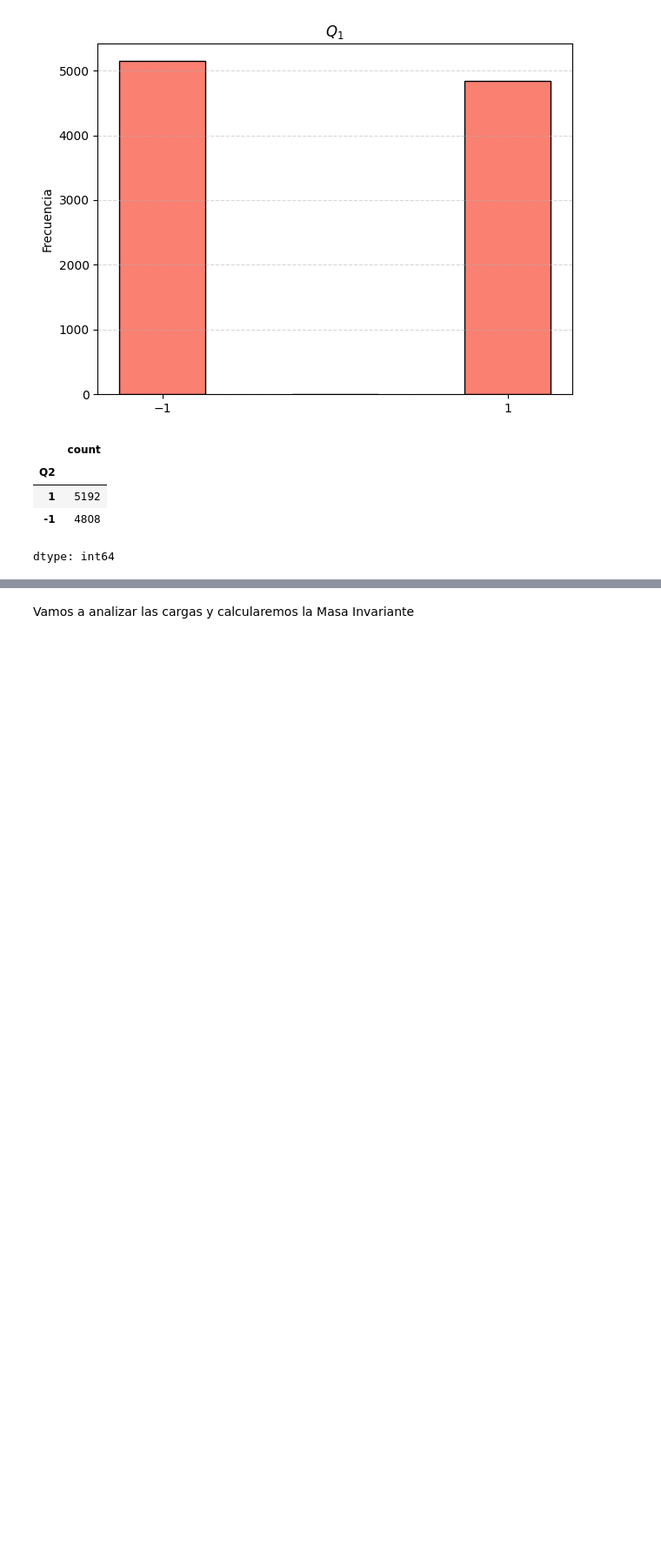
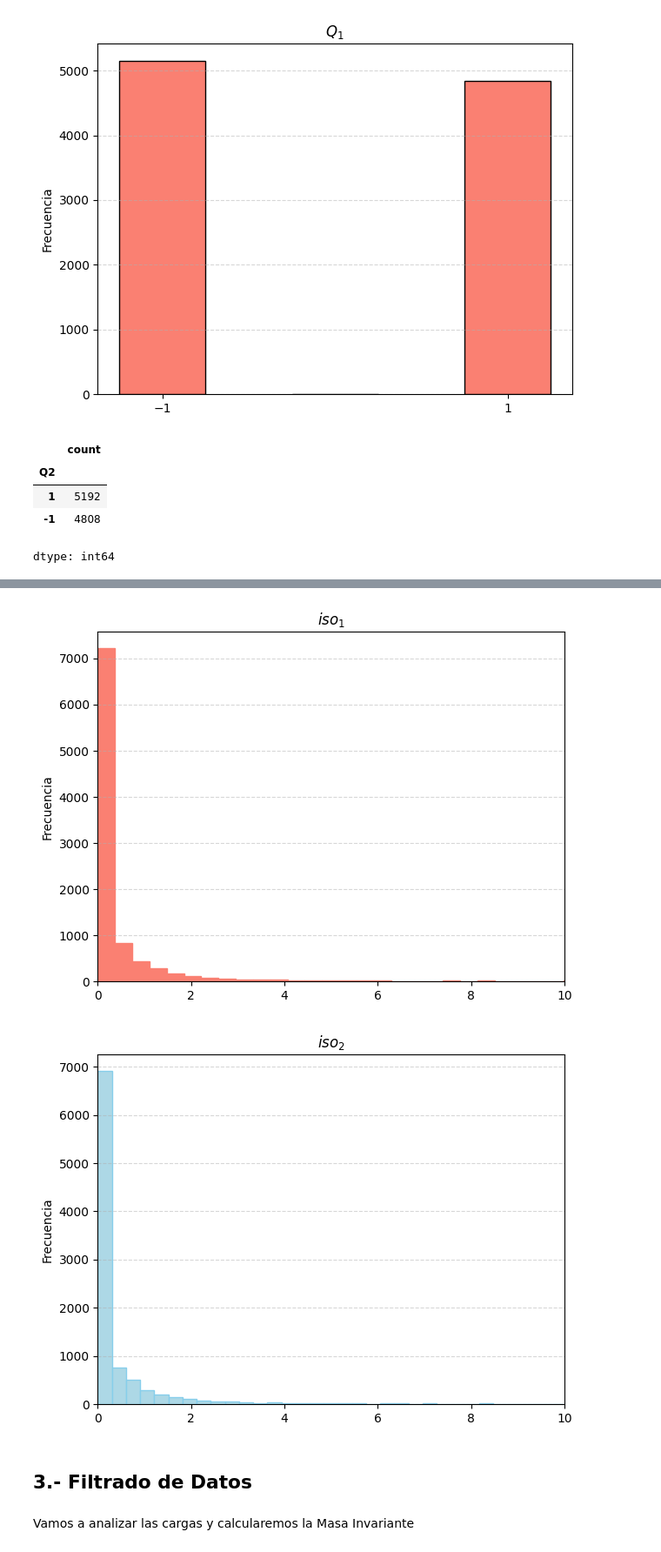
Before and after one commit to ProgramasParaFisicaDeParticulas/lecturadedatosabiertoscmszmumu-Carrazko, a Jupyter notebook: CMSOpenDataZtoMuMu.ipynb, the cells around one changed output, grey strips where cells are left out. Shown at 87% size. Saved outputs shown, nothing was run; the diff lists cells and outputs as text; code cells hidden in the pictures; blank space fills up the shorter version.

```diff
--- a/CMSOpenDataZtoMuMu.ipynb
+++ b/CMSOpenDataZtoMuMu.ipynb
@@ -101,3 +158,28 @@ plt.show()
+# %%
+#Más de cerca
+
+# pt1
+plt.hist(particles['iso1'], bins = 500, align='mid', color='salmon', edgecolor='salmon')
+plt.title(r'$iso_1$')
+plt.ylabel('Frecuencia')
+plt.xlim(0, 10)
+plt.grid(axis='y', linestyle='--', alpha=0.5)
+plt.tight_layout()
+plt.show()
+
+# pt2
+plt.hist(particles['iso2'], bins = 500, align='mid', color='lightblue', edgecolor='skyblue')
+plt.title(r'$iso_2$')
+plt.ylabel('Frecuencia')
+plt.xlim(0, 10)
+plt.grid(axis='y', linestyle='--', alpha=0.5)
+plt.tight_layout()
+plt.show()
+# %% [output]
+[figure, added]
+[figure, added]
+# %% [markdown]
+## 3.- Filtrado de Datos
 # %% [markdown]
 Vamos a analizar las cargas y calcularemos la Masa Invariante
 # %%
```
Also changed, not shown: parts of 15 cells of this notebook.
